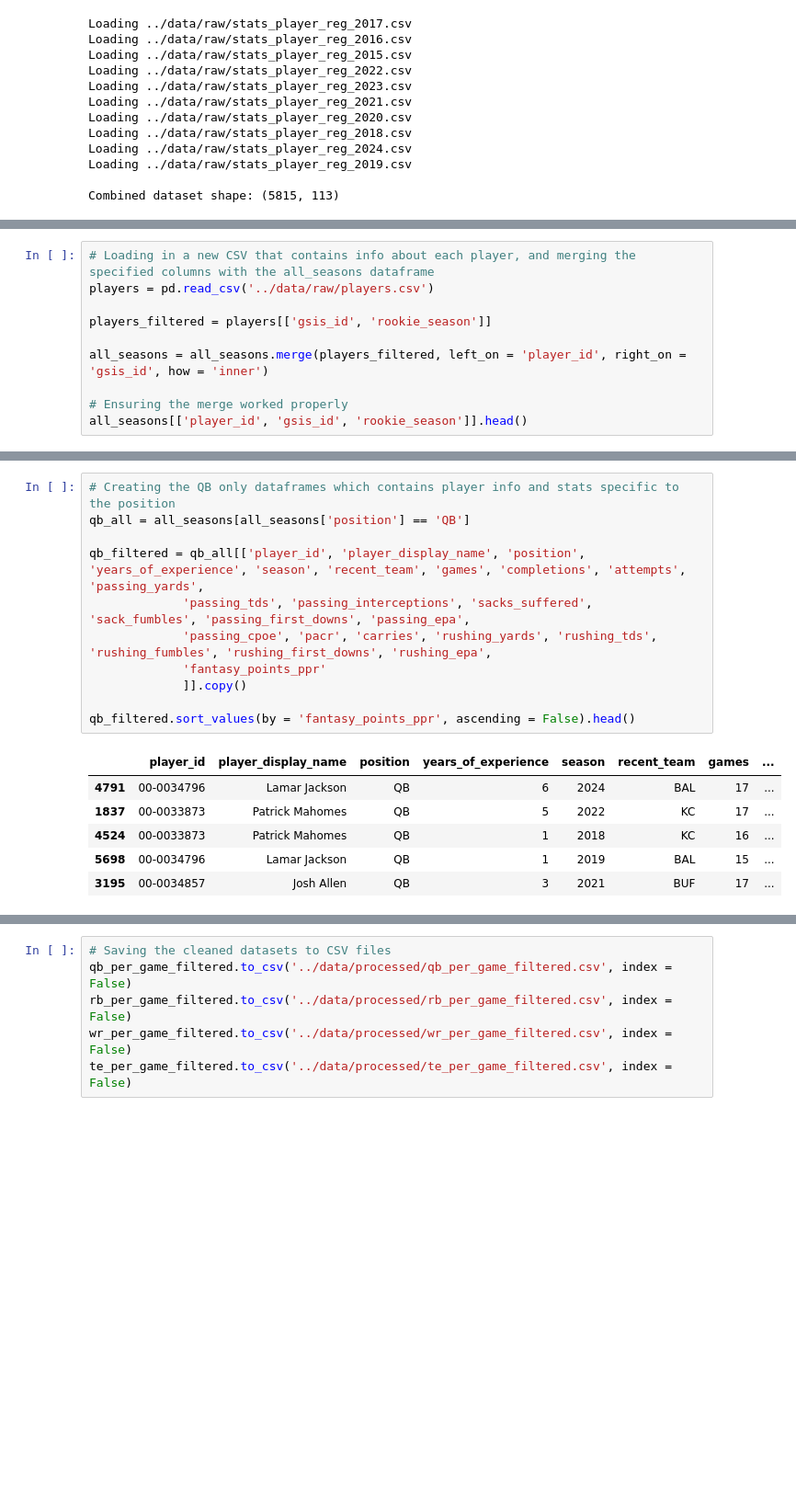
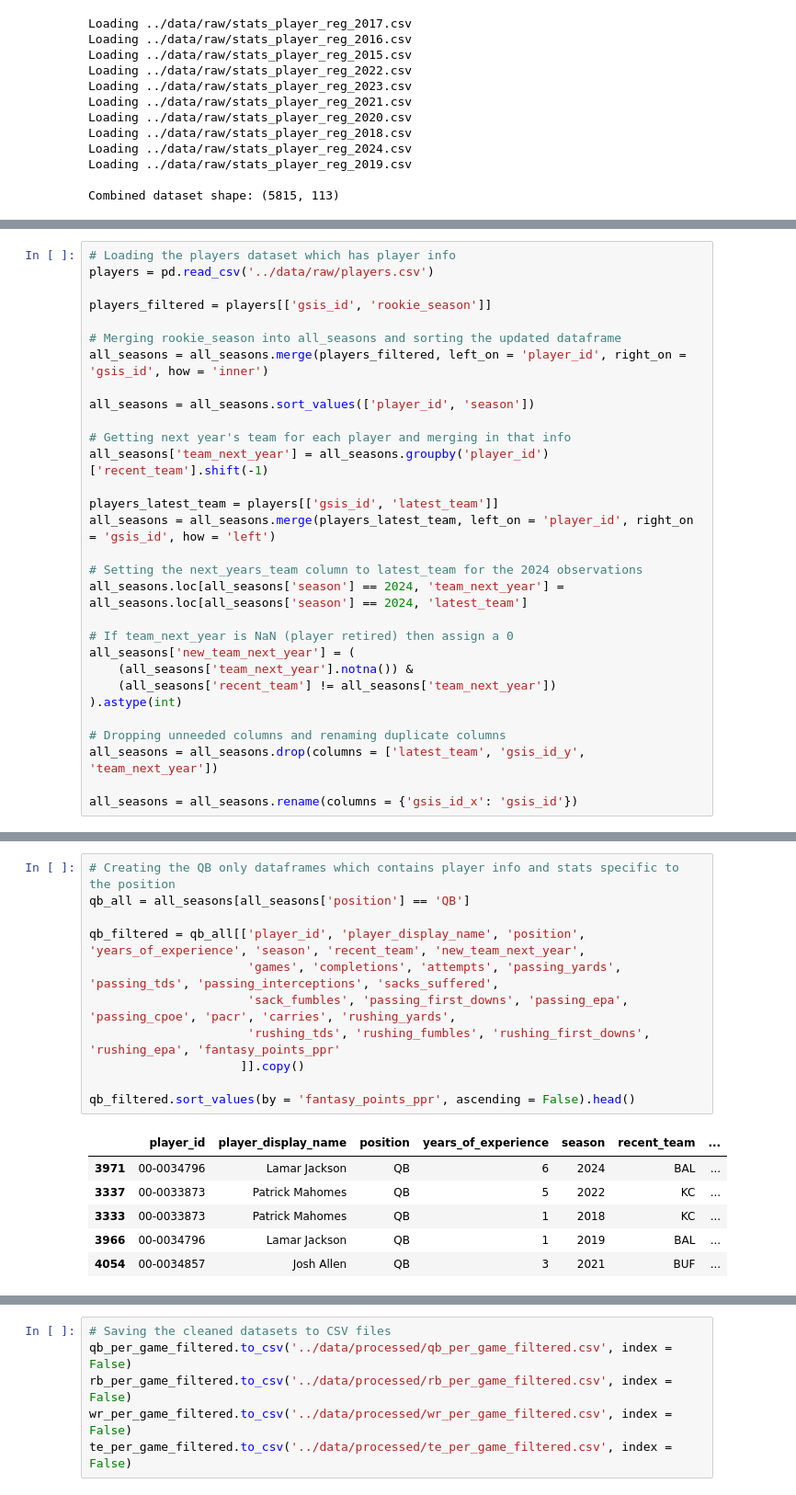
Before and after one commit to jackewings/Fantasy-Football-Predictor, a Jupyter notebook: notebooks/01_data_prep.ipynb, the cells around one changed output, grey strips where cells are left out. Shown at 92% size. Drawn from its saved outputs; the diff is of its cells as text; blank space fills up the shorter version.

```diff
--- a/notebooks/01_data_prep.ipynb
+++ b/notebooks/01_data_prep.ipynb
@@ -56,12 +56,32 @@ all_seasons.head()
 | 3 | 00-0021429 | C.Palmer | Carson Palmer | QB | QB | https://static.www.nfl.com/image/... | 2017 | ... |
 | 4 | 00-0021547 | A.Gates | Antonio Gates | TE | TE | https://static.www.nfl.com/image/... | 2017 | ... |
 # %%
-# Loading in a new CSV that contains info about each player, and merging the specified columns with the all_seasons dataframe
+# Loading the players dataset which has player info
 players = pd.read_csv('../data/raw/players.csv')
 
 players_filtered = players[['gsis_id', 'rookie_season']]
 
+# Merging rookie_season into all_seasons and sorting the updated dataframe
 all_seasons = all_seasons.merge(players_filtered, left_on = 'player_id', right_on = 'gsis_id', how = 'inner')
 
-# Ensuring the merge worked properly
-all_seasons[['player_id', 'gsis_id', 'rookie_season']].head()
+all_seasons = all_seasons.sort_values(['player_id', 'season'])
+
+# Getting next year's team for each player and merging in that info
+all_seasons['team_next_year'] = all_seasons.groupby('player_id')['recent_team'].shift(-1)
+
+players_latest_team = players[['gsis_id', 'latest_team']]
+all_seasons = all_seasons.merge(players_latest_team, left_on = 'player_id', right_on = 'gsis_id', how = 'left')
+
+# Setting the next_years_team column to latest_team for the 2024 observations
+all_seasons.loc[all_seasons['season'] == 2024, 'team_next_year'] = all_seasons.loc[all_seasons['season'] == 2024, 'latest_team']
+
+# If team_next_year is NaN (player retired) then assign a 0
+all_seasons['new_team_next_year'] = (
+    (all_seasons['team_next_year'].notna()) &
+    (all_seasons['recent_team'] != all_seasons['team_next_year'])
+).astype(int)
+
+# Dropping unneeded columns and renaming duplicate columns
+all_seasons = all_seasons.drop(columns = ['latest_team', 'gsis_id_y', 'team_next_year'])
+
+all_seasons = all_seasons.rename(columns = {'gsis_id_x': 'gsis_id'})
@@ -87,21 +100,21 @@ all_seasons[['season', 'rookie_season', 'years_of_experience']].head()
 # %%
 # Creating the QB only dataframes which contains player info and stats specific to the position
 qb_all = all_seasons[all_seasons['position'] == 'QB']
 
-qb_filtered = qb_all[['player_id', 'player_display_name', 'position', 'years_of_experience', 'season', 'recent_team', 'games', 'completions', 'attempts', 'passing_yards',
-             'passing_tds', 'passing_interceptions', 'sacks_suffered', 'sack_fumbles', 'passing_first_downs', 'passing_epa',
-             'passing_cpoe', 'pacr', 'carries', 'rushing_yards', 'rushing_tds', 'rushing_fumbles', 'rushing_first_downs', 'rushing_epa',
-             'fantasy_points_ppr'
-             ]].copy()
+qb_filtered = qb_all[['player_id', 'player_display_name', 'position', 'years_of_experience', 'season', 'recent_team', 'new_team_next_year',
+                      'games', 'completions', 'attempts', 'passing_yards', 'passing_tds', 'passing_interceptions', 'sacks_suffered',
+                      'sack_fumbles', 'passing_first_downs', 'passing_epa', 'passing_cpoe', 'pacr', 'carries', 'rushing_yards',
+                      'rushing_tds', 'rushing_fumbles', 'rushing_first_downs', 'rushing_epa', 'fantasy_points_ppr'
+                     ]].copy()
 
 qb_filtered.sort_values(by = 'fantasy_points_ppr', ascending = False).head()
 # %% [output]
-|  | player_id | player_display_name | position | years_of_experience | season | recent_team | games | ... |
-| 4791 | 00-0034796 | Lamar Jackson | QB | 6 | 2024 | BAL | 17 | ... |
-| 1837 | 00-0033873 | Patrick Mahomes | QB | 5 | 2022 | KC | 17 | ... |
-| 4524 | 00-0033873 | Patrick Mahomes | QB | 1 | 2018 | KC | 16 | ... |
-| 5698 | 00-0034796 | Lamar Jackson | QB | 1 | 2019 | BAL | 15 | ... |
-| 3195 | 00-0034857 | Josh Allen | QB | 3 | 2021 | BUF | 17 | ... |
+|  | player_id | player_display_name | position | years_of_experience | season | recent_team | ... |
+| 3971 | 00-0034796 | Lamar Jackson | QB | 6 | 2024 | BAL | ... |
+| 3337 | 00-0033873 | Patrick Mahomes | QB | 5 | 2022 | KC | ... |
+| 3333 | 00-0033873 | Patrick Mahomes | QB | 1 | 2018 | KC | ... |
+| 3966 | 00-0034796 | Lamar Jackson | QB | 1 | 2019 | BAL | ... |
+| 4054 | 00-0034857 | Josh Allen | QB | 3 | 2021 | BUF | ... |
 # %%
 # Transforming the count stats into per-game stats to make the values more robust to injuries
 qb_count_stats = ['completions', 'attempts', 'passing_yards', 'passing_tds', 'passing_interceptions',
```
Also changed, not shown: parts of 17 cells of this notebook, 19 other files.
